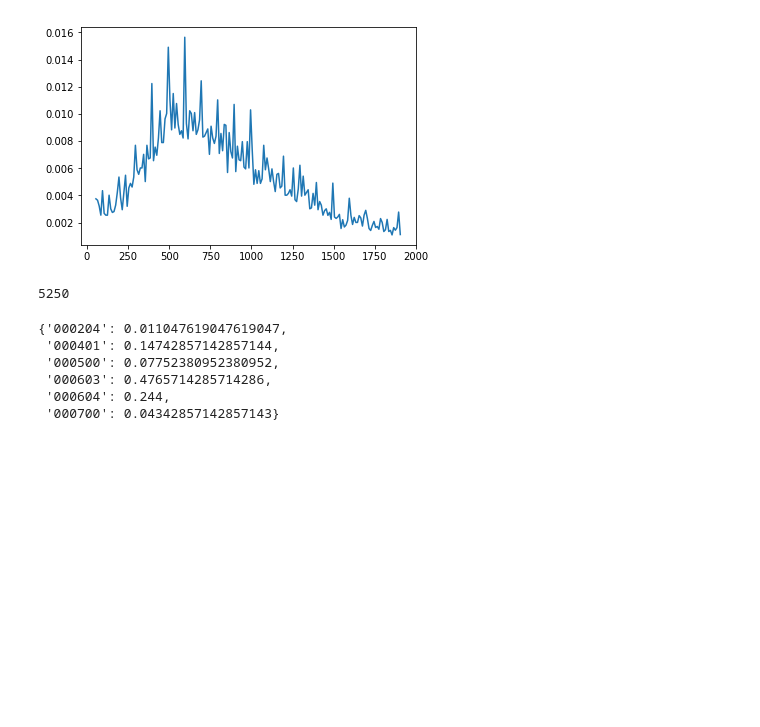
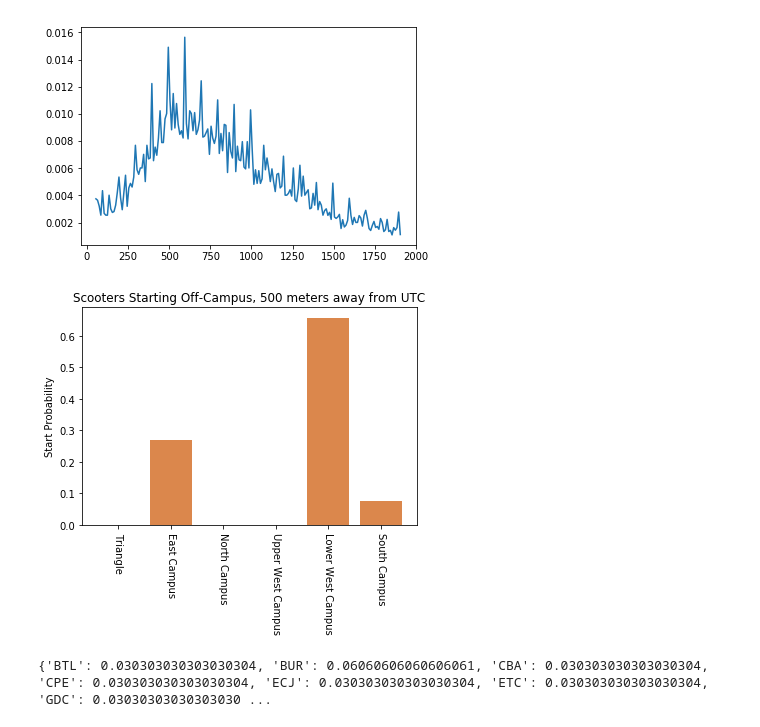
Before and after one commit to sanjayyepuri/DocklessVehicleTraffic, a Jupyter notebook: notebooks/DocklessScooterData.ipynb, the cells around one changed output. Saved outputs shown, nothing was run; the diff lists cells and outputs as text; code cells hidden in the pictures; blank space fills up the shorter version.

Commit message:
get_start_location_distribution

```diff
--- a/notebooks/DocklessScooterData.ipynb
+++ b/notebooks/DocklessScooterData.ipynb
@@ -352,7 +352,7 @@ def get_start_region_distribution(class_loc, dist):
     # all offcampus -> oncampus
     correct_endpoints = pd.concat([correct_endpoints_forward, correct_endpoints_backward], sort=False)
 
-    print(len(correct_endpoints))
+#     print(len(correct_endpoints))
     start_tract_freq = correct_endpoints.groupby(['tract_start'])['tract_start'].agg('count').to_frame('count').reset_index()
 
     lat, long = building_coords[class_loc]
@@ -381,14 +381,57 @@ def get_start_region_distribution(class_loc, dist):
         distribution[i] /= total
 
     return distribution
-
-
-get_start_region_distribution('WAG', 1300)
-# %% [output]
-5250
-{'000204': 0.011047619047619047,
- '000401': 0.14742857142857144,
- '000500': 0.07752380952380952,
- '000603': 0.4765714285714286,
- '000604': 0.244,
- '000700': 0.04342857142857143}
+# %%
+freqqq = []
+labels = []
+building = 'UTC'
+distance = 500
+dist = get_start_region_distribution(building, distance)
+for tract, prob in dist.items():
+    freqqq.append(prob)
+    labels.append(tract_to_name[tract])
+
+plt.bar(labels, freqqq, align='center', color='#cc5500', alpha=0.7)
+plt.ylabel('Start Probability')
+plt.xticks(rotation=-90)
+plt.title('Scooters Starting Off-Campus, %d meters away from %s' % (distance, building))
+
+plt.show()
+
+# plt.bar(labels, freqqq, align='center', color='#cc5500', alpha=0.7)
+# plt.ylabel('Start Frequency')
+# plt.xticks(rotation=-90)
+# plt.title('Scooters Starting Off-Campus')
+
+# plt.show()
+# %% [output]
+[figure, added]
+# %%
+def get_building(s):
+    return s.split(" ")[0]
+
+def get_start_location_distribution(class_time):
+    dist = {} # dictionary for {class_time : {building : probability_distr}}
+    data = pd.read_csv('../data/Course_Info.csv')
+
+    data['building'] = data['Room'].apply(get_building)
+    data = data.groupby(['Begin Time'])
+
+    df = data.get_group(class_time)
+
+    df = df.groupby('building')['building'].agg('count').to_frame('count').reset_index()
+    total_classes = 0.0
+    for i in range(len(df)):
+        room = df.iloc()[i]['building']
+        count = df.iloc()[i]['count']
+        dist[room] = count
+        total_classes += count
+
+    for key, value in dist.items():
+        dist[key] /= total_classes
+
+    return dist
+
+print(get_start_location_distribution("9:00 AM"))
+# %% [output]
+{'BTL': 0.030303030303030304, 'BUR': 0.06060606060606061, 'CBA': 0.030303030303030304, 'CPE': 0.030303030303030304, 'ECJ': 0.030303030303030304, 'ETC': 0.030303030303030304, 'GDC': 0.03030303030303030 ...
```
